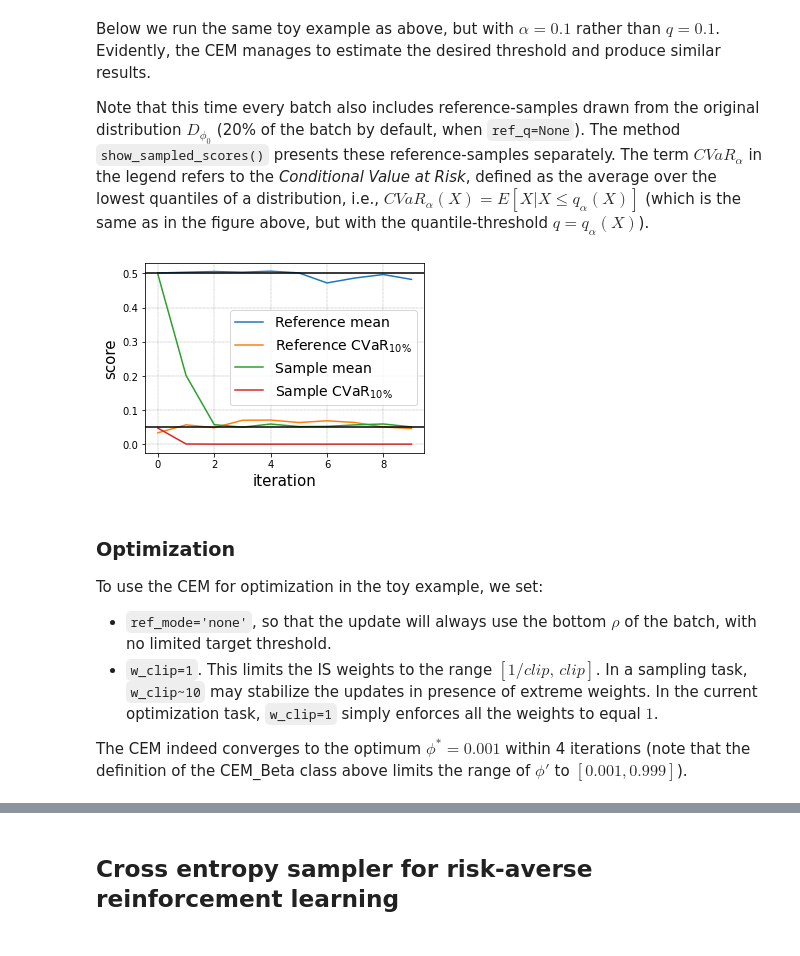
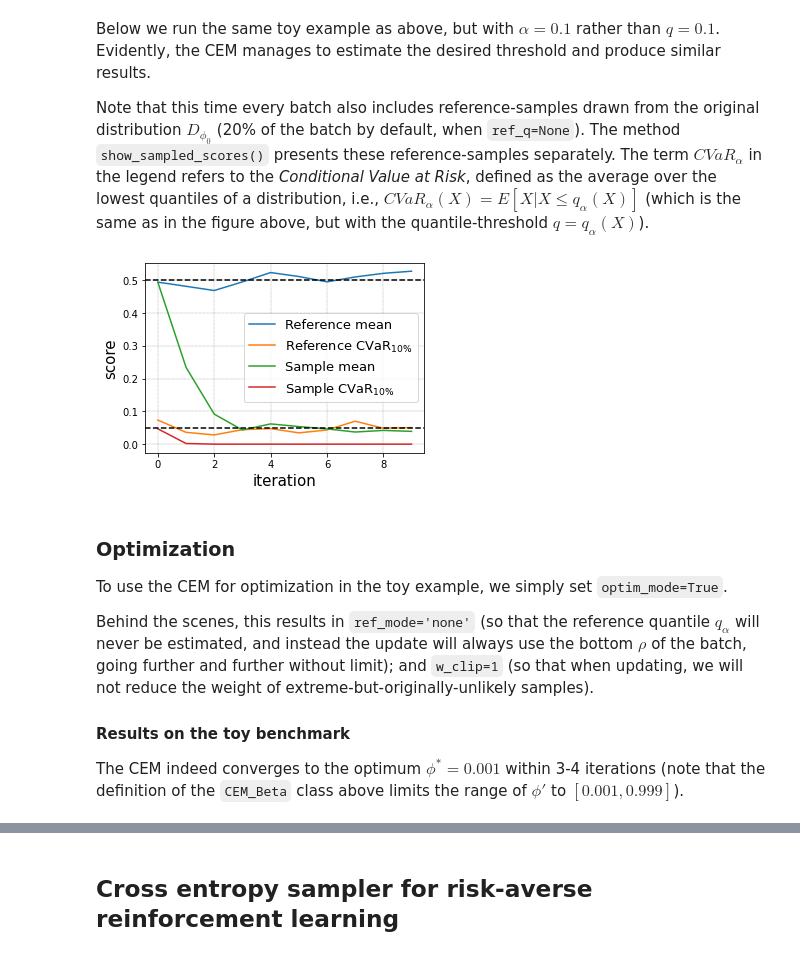
Before and after one commit to ido90/CEM, a Jupyter notebook: tutorial.ipynb, the cells around one changed output, grey strips where cells are left out. Cells and saved outputs as stored; diff of their text form; code cells hidden in the pictures.

```diff
--- a/tutorial.ipynb
+++ b/tutorial.ipynb
@@ -236,22 +249,25 @@ Evidently, the CEM manages to estimate the desired threshold and produce similar
 Note that this time every batch also includes reference-samples drawn from the original distribution $D_{\phi_0}$ (20% of the batch by default, when `ref_q=None`). The method `show_sampled_scores()` presents these reference-samples separately.
 The term $CVaR_\alpha$ in the legend refers to the *Conditional Value at Risk*, defined as the average over the lowest quantiles of a distribution, i.e., $CVaR_\alpha(X)=E[X | X\le q_\alpha(X)]$ (which is the same as in the figure above, but with the quantile-threshold $q=q_\alpha(X)$).
 # %%
-ce = CEM_Beta(phi0=0.5, batch_size=batch_size, min_batch_update=0.5, ref_mode='train', ref_alpha=0.1)
+# note: we replaced ref_thresh with ref_alpha
+ce = CEM_Beta(phi0=0.5, batch_size=batch_size, min_batch_update=0.5, ref_alpha=0.1)
 
 simulate_toy_process_and_sampling(ce)
 
 # plot summary
 ax = ce.show_sampled_scores()
-ax.axhline(0.5, color='k')
-ax.axhline(0.05, color='k');
+ax.axhline(0.5, color='k', linestyle='--')
+ax.axhline(0.05, color='k', linestyle='--');
 # %% [output]
-[figure, old version]
+[figure, new version]
 # %% [markdown]
 ### Optimization
 
-To use the CEM for optimization in the toy example, we set:
-* `ref_mode='none'`, so that the update will always use the bottom $\rho$ of the batch, with no limited target threshold.
-* `w_clip=1`. This limits the IS weights to the range $[1/clip,\, clip]$. In a sampling task, `w_clip~10` may stabilize the updates in presence of extreme weights. In the current optimization task, `w_clip=1` simply enforces all the weights to equal $1$.
+To use the CEM for optimization in the toy example, we simply set `optim_mode=True`.
 
-The CEM indeed converges to the optimum $\phi^*=0.001$ within 4 iterations (note that the definition of the CEM_Beta class above limits the range of $\phi'$ to $[0.001,0.999]$).
+Behind the scenes, this results in `ref_mode='none'` (so that the reference quantile $q_\alpha$ will never be estimated, and instead the update will always use the bottom $\rho$ of the batch, going further and further without limit); and `w_clip=1` (so that when updating, we will not reduce the weight of extreme-but-originally-unlikely samples).
+
+#### Results on the toy benchmark
+
+The CEM indeed converges to the optimum $\phi^*=0.001$ within 3-4 iterations (note that the definition of the `CEM_Beta` class above limits the range of $\phi'$ to $[0.001,0.999]$).
 # %%
```
Also changed, not shown: parts of 7 cells of this notebook, 2 other files.
